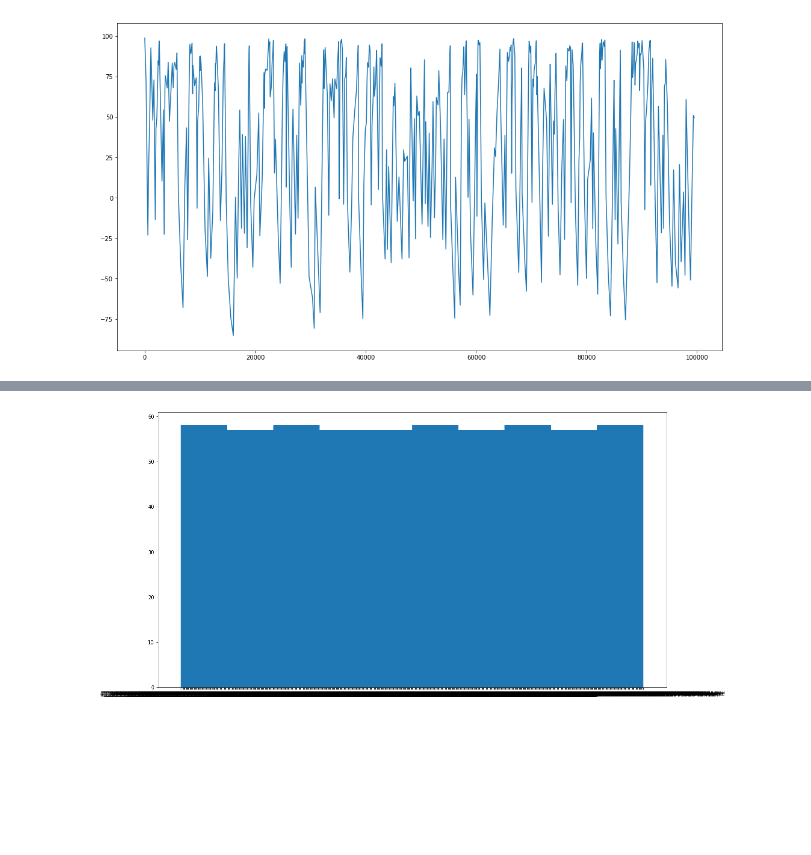
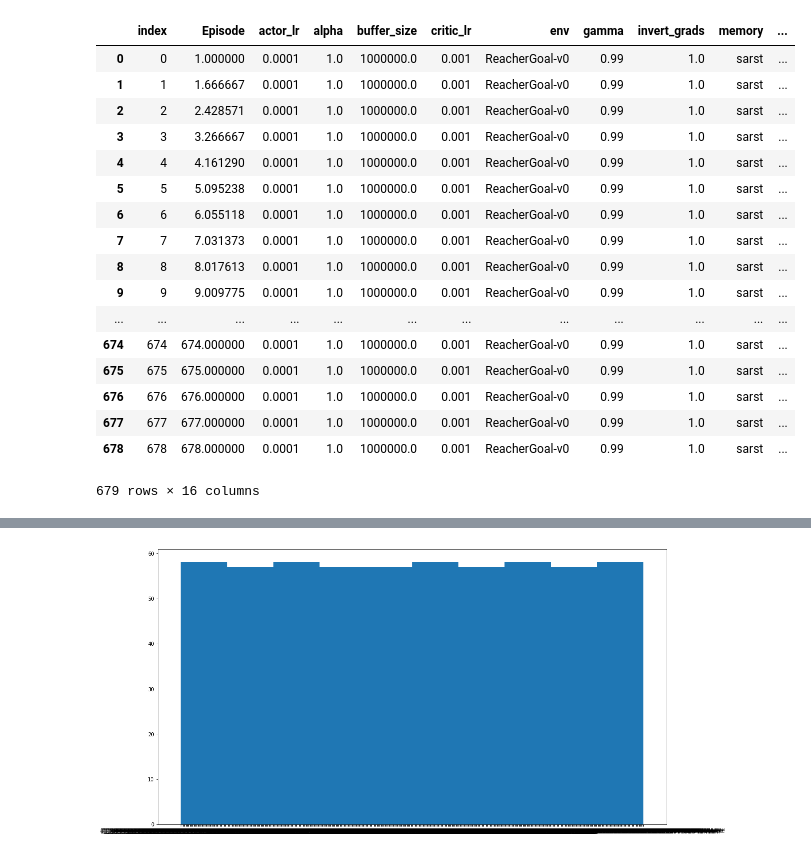
Before and after one commit to pifouuu/deep-rl, a Jupyter notebook: notebooks/sarst_comp_1_various_explo-Copy1.ipynb, the cells around one changed output, grey strips where cells are left out. Saved outputs shown, nothing was run; the diff lists cells and outputs as text; code cells hidden in the pictures; blank space fills up the shorter version.

```diff
--- a/notebooks/sarst_comp_1_various_explo-Copy1.ipynb
+++ b/notebooks/sarst_comp_1_various_explo-Copy1.ipynb
@@ -108,14 +108,27 @@ expe_res_episodes
 # %%
 params = ['actor_lr', 'alpha','buffer_size', 'critic_lr', 'env', 'gamma', 'invert_grads', 'memory','minibatch_size', 'sigma', 'strategy', 'target_clip','tau']
 y = ['Train_reward']
-x = ['Train_step']
+x = ['Episode']
 df = expe_res_episodes[x+y+params]
 df = df.groupby(x+params).mean().reset_index()
 df = df.groupby(params).apply(lambda s: s.ewm(1).mean()).reset_index()
-
-
-fig, ax = plt.subplots(figsize=(18,10))
-for i, (name, g) in enumerate(df.groupby(params)):
-    ax.plot(g[x], g[y])
+df
 # %% [output]
-[figure, removed]
+|  | index | Episode | actor_lr | alpha | buffer_size | critic_lr | env | gamma | invert_grads | memory | ... |
+| 0 | 0 | 1.000000 | 0.0001 | 1.0 | 1000000.0 | 0.001 | ReacherGoal-v0 | 0.99 | 1.0 | sarst | ... |
+| 1 | 1 | 1.666667 | 0.0001 | 1.0 | 1000000.0 | 0.001 | ReacherGoal-v0 | 0.99 | 1.0 | sarst | ... |
+| 2 | 2 | 2.428571 | 0.0001 | 1.0 | 1000000.0 | 0.001 | ReacherGoal-v0 | 0.99 | 1.0 | sarst | ... |
+| 3 | 3 | 3.266667 | 0.0001 | 1.0 | 1000000.0 | 0.001 | ReacherGoal-v0 | 0.99 | 1.0 | sarst | ... |
+| 4 | 4 | 4.161290 | 0.0001 | 1.0 | 1000000.0 | 0.001 | ReacherGoal-v0 | 0.99 | 1.0 | sarst | ... |
+| 5 | 5 | 5.095238 | 0.0001 | 1.0 | 1000000.0 | 0.001 | ReacherGoal-v0 | 0.99 | 1.0 | sarst | ... |
+| 6 | 6 | 6.055118 | 0.0001 | 1.0 | 1000000.0 | 0.001 | ReacherGoal-v0 | 0.99 | 1.0 | sarst | ... |
+| 7 | 7 | 7.031373 | 0.0001 | 1.0 | 1000000.0 | 0.001 | ReacherGoal-v0 | 0.99 | 1.0 | sarst | ... |
+| 8 | 8 | 8.017613 | 0.0001 | 1.0 | 1000000.0 | 0.001 | ReacherGoal-v0 | 0.99 | 1.0 | sarst | ... |
+| 9 | 9 | 9.009775 | 0.0001 | 1.0 | 1000000.0 | 0.001 | ReacherGoal-v0 | 0.99 | 1.0 | sarst | ... |
+| ... | ... | ... | ... | ... | ... | ... | ... | ... | ... | ... | ... |
+| 674 | 674 | 674.000000 | 0.0001 | 1.0 | 1000000.0 | 0.001 | ReacherGoal-v0 | 0.99 | 1.0 | sarst | ... |
+| 675 | 675 | 675.000000 | 0.0001 | 1.0 | 1000000.0 | 0.001 | ReacherGoal-v0 | 0.99 | 1.0 | sarst | ... |
+| 676 | 676 | 676.000000 | 0.0001 | 1.0 | 1000000.0 | 0.001 | ReacherGoal-v0 | 0.99 | 1.0 | sarst | ... |
+| 677 | 677 | 677.000000 | 0.0001 | 1.0 | 1000000.0 | 0.001 | ReacherGoal-v0 | 0.99 | 1.0 | sarst | ... |
+| 678 | 678 | 678.000000 | 0.0001 | 1.0 | 1000000.0 | 0.001 | ReacherGoal-v0 | 0.99 | 1.0 | sarst | ... |
+679 rows × 16 columns
```
Also changed, not shown: parts of 6 cells of this notebook, 2 other files.
